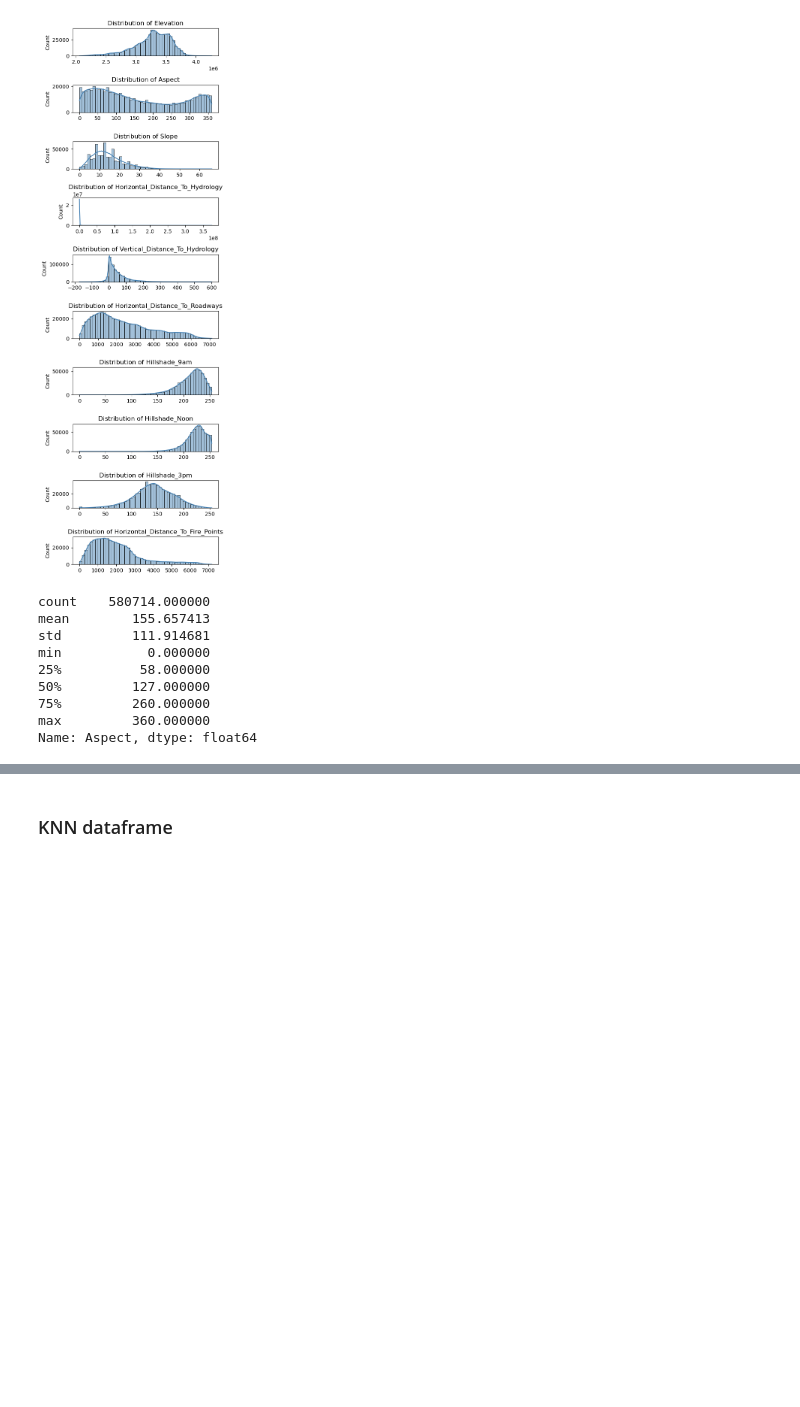
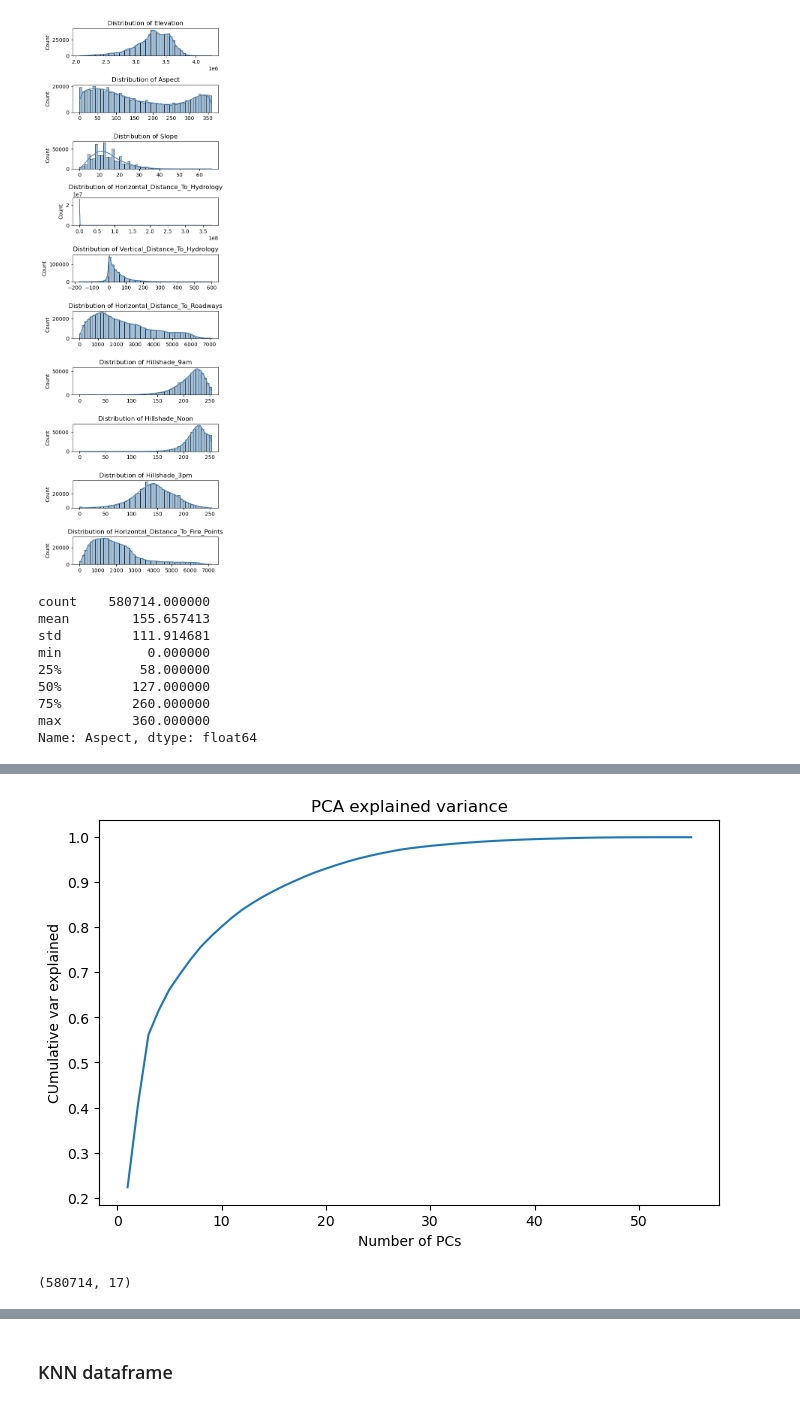
Before and after one commit to JamieSH03/ML-assing-2, a Jupyter notebook: Assignment2.ipynb, the cells around one changed output, grey strips where cells are left out. Drawn from its saved outputs; the diff is of its cells as text; code cells hidden in the pictures; blank space fills up the shorter version.

```diff
--- a/Assignment2.ipynb
+++ b/Assignment2.ipynb
@@ -100,0 +111,3 @@ df = df.dropna()
+# %%
+df["Soil_Type1"] = (df["Soil_Type1"] == 'positive').astype(int)
+df["Soil_Type1"].value_counts()
@@ -141,0 +227,23 @@ Name: Aspect, dtype: float64
+# %%
+pca_te = PCA(n_components=None)
+X_pca = pca_te.fit_transform(X)
+
+explained_var = pca_te.explained_variance_ratio_
+cum_var = explained_var.cumsum()
+
+plt.figure(figsize=(8, 5))
+
+plt.plot(range(1, len(explained_var)+1),cum_var )
+plt.xlabel("Number of PCs")
+plt.ylabel("CUmulative var explained")
+plt.title("PCA explained variance")
+plt.show()
+# %% [output]
+[figure, added]
+# %%
+pca = PCA(n_components=0.90)
+X_pca = pca.fit_transform(X)
+
+X_pca.shape
+# %% [output]
+(580714, 17)
```
Also changed, not shown: parts of 42 cells of this notebook.
